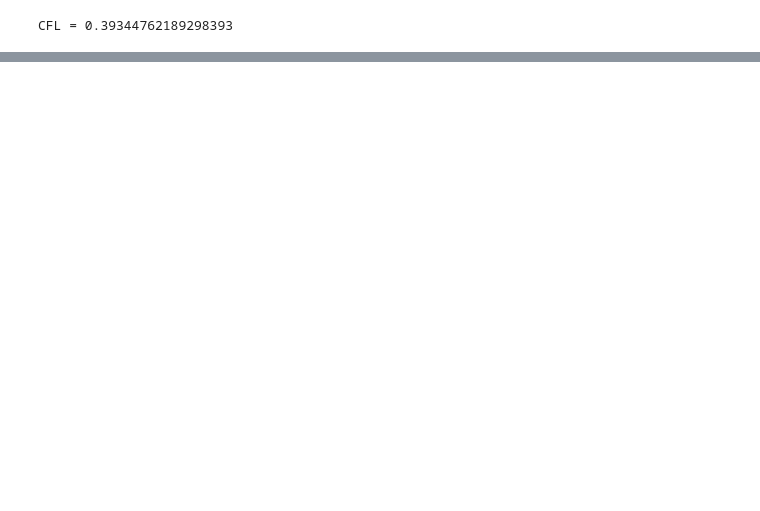
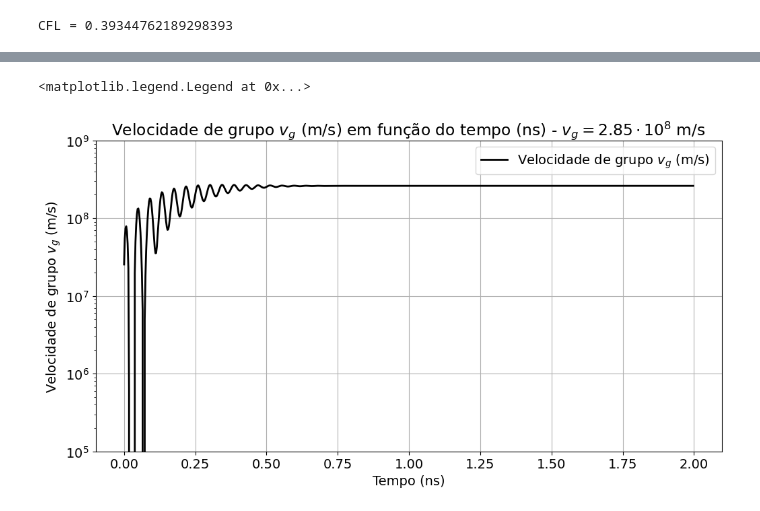
Before and after one commit to RaphaelLeivas/eletrocomp-2026-1, a Jupyter notebook: notebooks/lista4/6-1.ipynb, the cells around one changed output, grey strips where cells are left out. Cells and saved outputs as stored; diff of their text form; code cells hidden in the pictures; blank space fills up the shorter version.

```diff
--- a/notebooks/lista4/6-1.ipynb
+++ b/notebooks/lista4/6-1.ipynb
@@ -108,0 +123,14 @@ plt.legend()
+# %%
+plt.figure(figsize=(12, 6))  # 10 inches wide, 5 inches tall
+plt.plot(grid_tE[:-1] * 1e9, vg_monitor, label="Velocidade de grupo $v_g$ (m/s)",
+         linewidth=2, color='black')
+plt.title(fr"Velocidade de grupo $v_g$ (m/s) em função do tempo (ns) - $v_g = 2.85 \cdot 10^8$ m/s")
+plt.xlabel("Tempo (ns)")
+plt.ylabel("Velocidade de grupo $v_g$ (m/s)")
+plt.grid()
+plt.yscale('log')
+plt.ylim(1e5, 1e9)
+plt.legend()
+# %% [output]
+<matplotlib.legend.Legend at 0x...>
+[figure, added]
```
Also changed, not shown: parts of 4 cells of this notebook, 8 other files.
